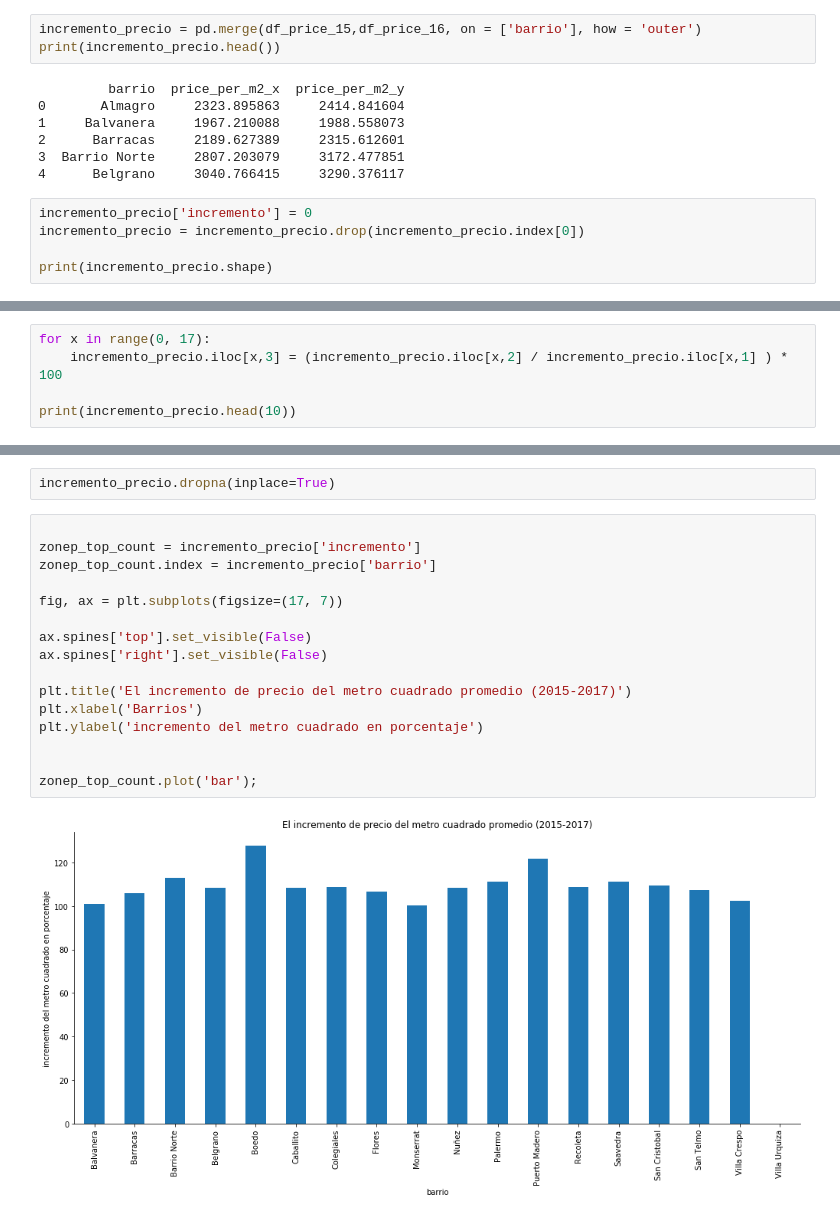
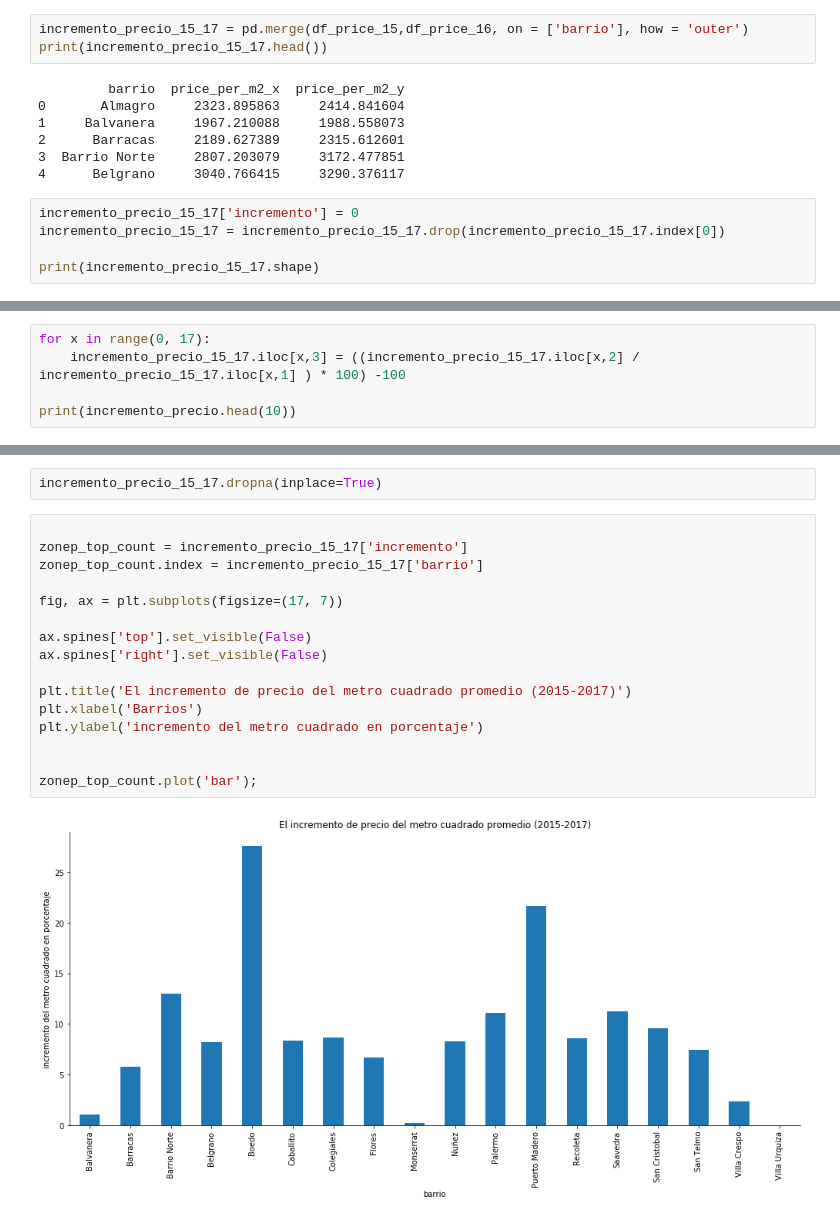
Before and after one commit to lucaslavandeira/7506-tp, a Jupyter notebook: analisis_exploratorio.ipynb, the cells around one changed output, grey strips where cells are left out. Drawn from its saved outputs; the diff is of its cells as text.

```diff
--- a/analisis_exploratorio.ipynb
+++ b/analisis_exploratorio.ipynb
@@ -1308,8 +1427,8 @@ df_price_16 = df_price_2016.loc[df_price_2016['state'] == 'Capital Federal'].loc
 # %%
 df_price_15 = df_price_2015.loc[df_price_2015['state'] == 'Capital Federal'].loc[df_price_2015['property_type'] == 'apartment'].groupby('barrio')['price_per_m2'].mean().to_frame().reset_index()
 # %%
-incremento_precio = pd.merge(df_price_15,df_price_16, on = ['barrio'], how = 'outer')
-print(incremento_precio.head())
+incremento_precio_15_17 = pd.merge(df_price_15,df_price_16, on = ['barrio'], how = 'outer')
+print(incremento_precio_15_17.head())
 # %% [output]
          barrio  price_per_m2_x  price_per_m2_y
 0       Almagro     2323.895863     2414.841604
@@ -1318,8 +1437,8 @@ print(incremento_precio.head())
 3  Barrio Norte     2807.203079     3172.477851
 4      Belgrano     3040.766415     3290.376117
 # %%
-incremento_precio['incremento'] = 0
-incremento_precio = incremento_precio.drop(incremento_precio.index[0])
+incremento_precio_15_17['incremento'] = 0
+incremento_precio_15_17 = incremento_precio_15_17.drop(incremento_precio_15_17.index[0])
 
-print(incremento_precio.shape)
+print(incremento_precio_15_17.shape)
 # %% [output]
@@ -1327,6 +1446,6 @@ print(incremento_precio.shape)
 # %%
 for x in range(0, 17):
-    incremento_precio.iloc[x,3] = (incremento_precio.iloc[x,2] / incremento_precio.iloc[x,1] ) * 100
+    incremento_precio_15_17.iloc[x,3] = ((incremento_precio_15_17.iloc[x,2] / incremento_precio_15_17.iloc[x,1] ) * 100) -100
 
 print(incremento_precio.head(10))
 # %% [output]
@@ -1344,20 +1463,20 @@ print(incremento_precio.head(10))
 # %%
-incremento_precio.dropna(inplace=True)
+incremento_precio_15_17.dropna(inplace=True)
 # %%
 
-zonep_top_count = incremento_precio['incremento']
-zonep_top_count.index = incremento_precio['barrio']
+zonep_top_count = incremento_precio_15_17['incremento']
+zonep_top_count.index = incremento_precio_15_17['barrio']
 
 fig, ax = plt.subplots(figsize=(17, 7))
 
 ax.spines['top'].set_visible(False)
 ax.spines['right'].set_visible(False)
 
 plt.title('El incremento de precio del metro cuadrado promedio (2015-2017)')
 plt.xlabel('Barrios')
 plt.ylabel('incremento del metro cuadrado en porcentaje')
 
 
 zonep_top_count.plot('bar');
 # %% [output]
-[figure, old version]
+[figure, new version]
```
Also changed, not shown: parts of 32 cells of this notebook.
